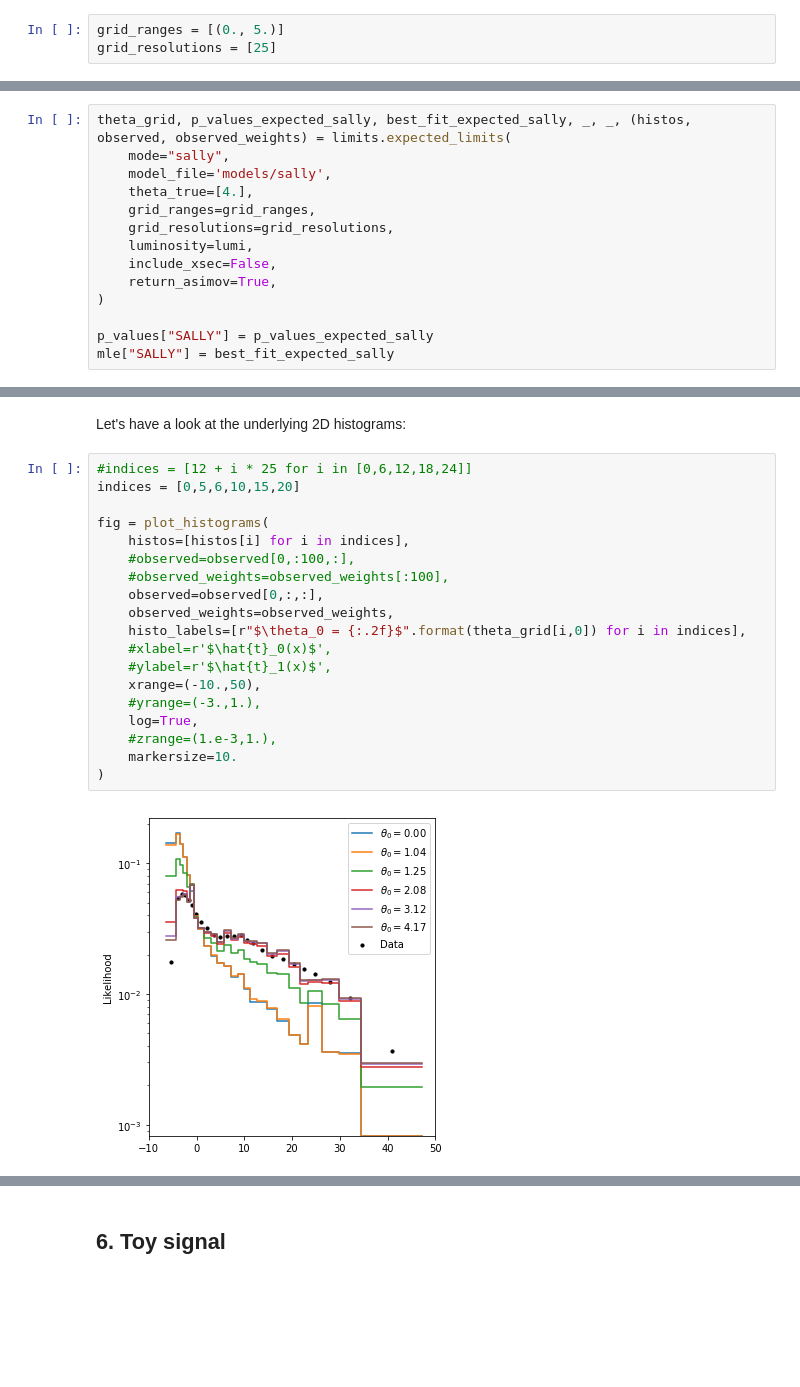
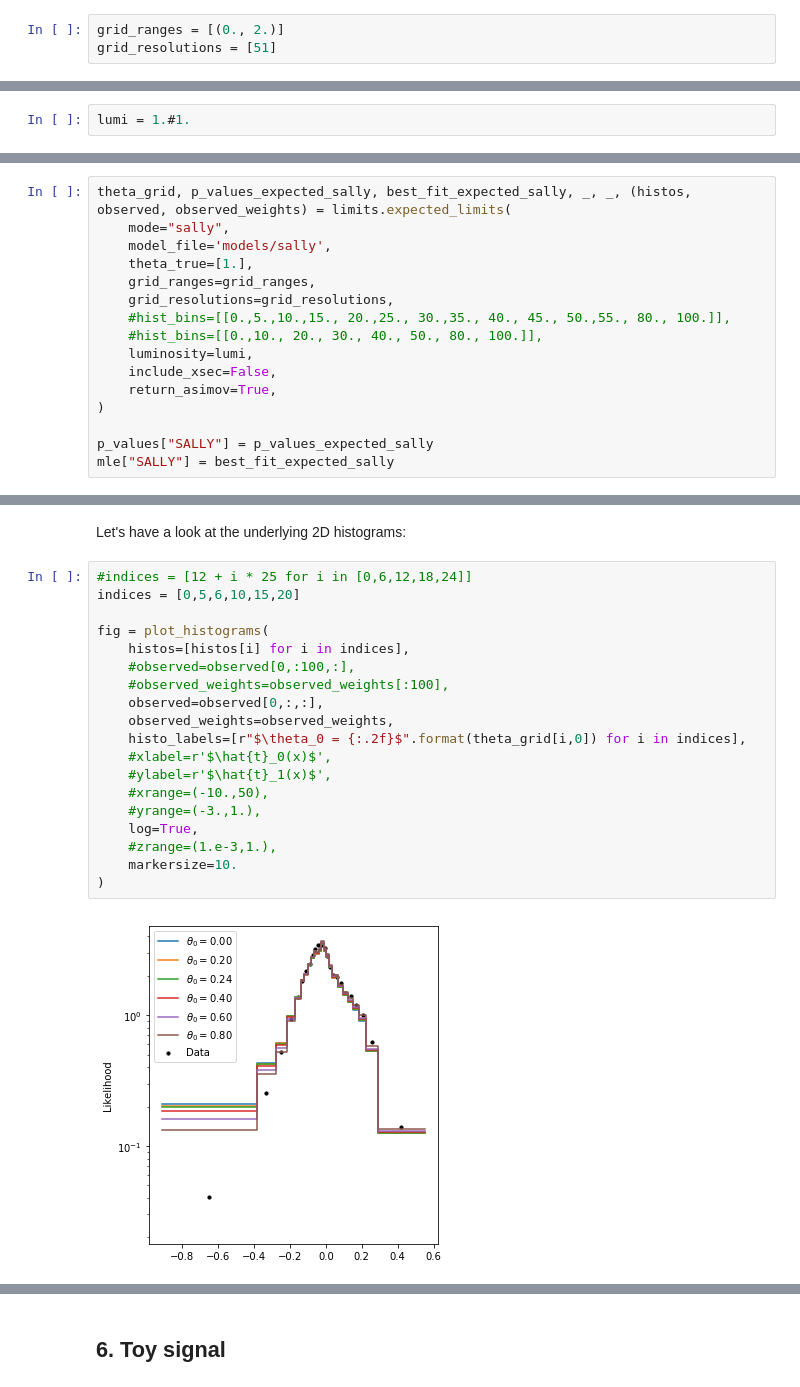
Before and after one commit to aghoshpub/LikelihoodFreeInterference, a Jupyter notebook: examples/tutorial_h4l/4a_limitsDebug.ipynb, the cells around one changed output, grey strips where cells are left out. Saved outputs shown, nothing was run; the diff lists cells and outputs as text; blank space fills up the shorter version.

```diff
--- a/examples/tutorial_h4l/4a_limitsDebug.ipynb
+++ b/examples/tutorial_h4l/4a_limitsDebug.ipynb
@@ -60,7 +61,7 @@ This class provids two high-level functions:
 
 First we have to define the parameter grid on which we evaluate the p-values.
 # %%
-grid_ranges = [(0., 5.)]
-grid_resolutions = [25]
+grid_ranges = [(0., 2.)]
+grid_resolutions = [51]
 # %% [markdown]
 What luminosity (in inverse pb) are we talking about?
@@ -69,3 +68,5 @@ lumi = 100.
+# %%
+lumi = 1.#1.
 # %%
 p_values = {}
 mle = {}
@@ -191,9 +159,11 @@ To get p-values from a SALLY estimator, we have to use histograms of the estimat
 theta_grid, p_values_expected_sally, best_fit_expected_sally, _, _, (histos, observed, observed_weights) = limits.expected_limits(
     mode="sally",
     model_file='models/sally',
-    theta_true=[4.],
+    theta_true=[1.],
     grid_ranges=grid_ranges,
     grid_resolutions=grid_resolutions,
+    #hist_bins=[[0.,5.,10.,15., 20.,25., 30.,35., 40., 45., 50.,55., 80., 100.]],
+    #hist_bins=[[0.,10., 20., 30., 40., 50., 80., 100.]],
     luminosity=lumi,
     include_xsec=False,
     return_asimov=True,
@@ -223,21 +188,21 @@ Let's have a look at the underlying 2D histograms:
 # %%
 #indices = [12 + i * 25 for i in [0,6,12,18,24]]
 indices = [0,5,6,10,15,20]
 
 fig = plot_histograms(
     histos=[histos[i] for i in indices],
     #observed=observed[0,:100,:],
     #observed_weights=observed_weights[:100],
     observed=observed[0,:,:],
     observed_weights=observed_weights,
     histo_labels=[r"$\theta_0 = {:.2f}$".format(theta_grid[i,0]) for i in indices],
     #xlabel=r'$\hat{t}_0(x)$',
     #ylabel=r'$\hat{t}_1(x)$',
-    xrange=(-10.,50),
+    #xrange=(-10.,50),
     #yrange=(-3.,1.),
     log=True,
     #zrange=(1.e-3,1.),
     markersize=10.
 )
 # %% [output]
-[figure, old version]
+[figure, new version]
```
Also changed, not shown: parts of 27 cells of this notebook, 7 other files.
